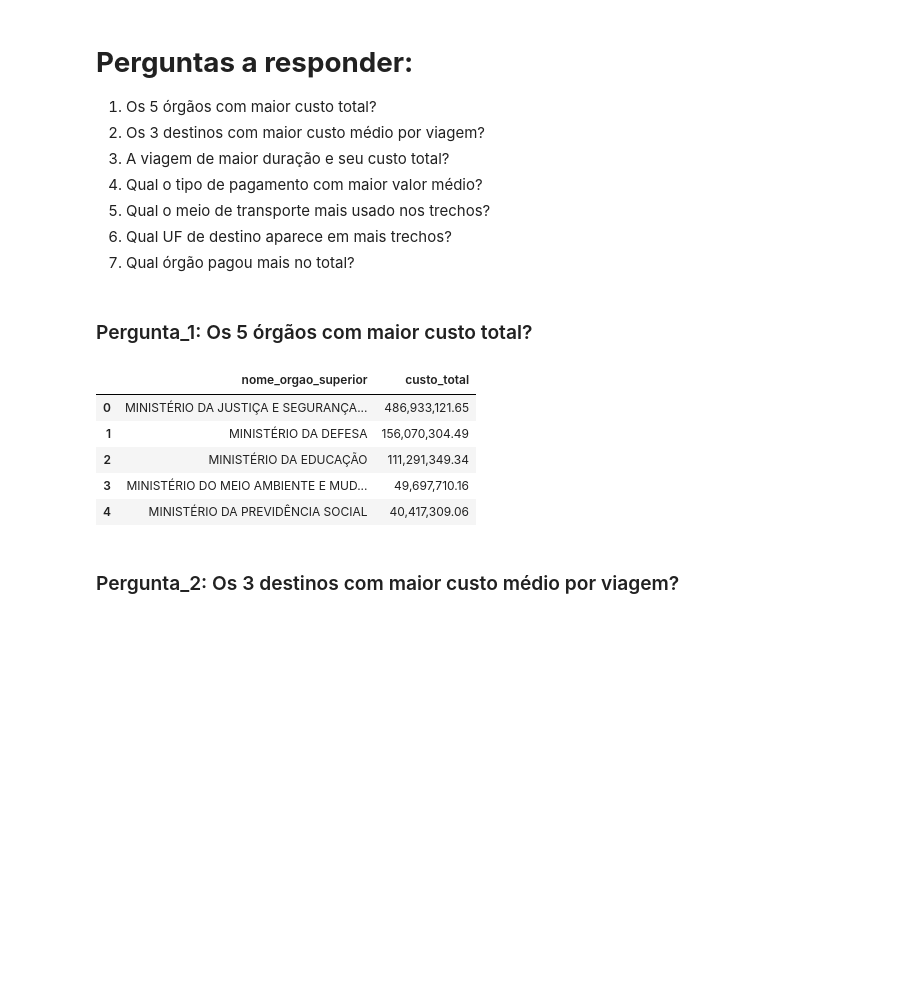
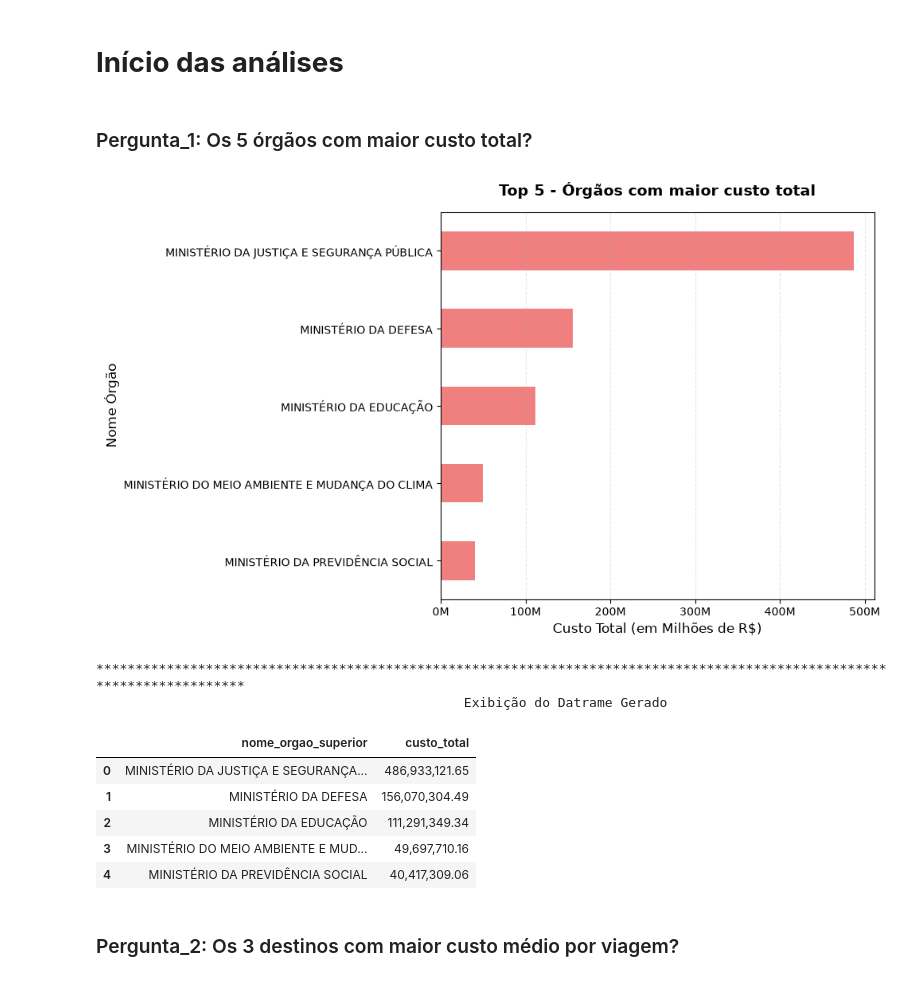
Before and after one commit to hicarocalliari/Projeto_final_SCTEC, a Jupyter notebook: notebooks/analise.ipynb, the cells around one changed output. Cells and saved outputs as stored; diff of their text form; code cells hidden in the pictures; blank space fills up the shorter version.

```diff
--- a/notebooks/analise.ipynb
+++ b/notebooks/analise.ipynb
@@ -55,22 +72,42 @@ def analisar(pergunta):
             conexao.close()
 
     return df
-# %% [markdown]
-# **Perguntas a responder:**
-
-1. Os 5 órgãos com maior custo total?
-2. Os 3 destinos com maior custo médio por viagem?
-3. A viagem de maior duração e seu custo total?
-4. Qual o tipo de pagamento com maior valor médio?
-5. Qual o meio de transporte mais usado nos trechos?
-6. Qual UF de destino aparece em mais trechos?
-7. Qual órgão pagou mais no total?
+# %% [markdown]
+# **Início das análises**
 # %% [markdown]
 ### Pergunta_1: Os 5 órgãos com maior custo total?
 # %%
 df = analisar(1)
-df
+
+df["custo_total"] = df["custo_total"].astype(str).str.replace(",", "")
+df["custo_total"] = pd.to_numeric(df["custo_total"])
+df = df.sort_values(by="custo_total", ascending=True)
+fig, ax = plt.subplots(figsize=(10, 6))
+df.plot.barh(
+    x="nome_orgao_superior", y="custo_total", ax=ax, color="lightcoral", legend=False
+)
+
+def milhões_formatter(x, pos):
+    return f"{x*1e-6:.0f}M"
+
+ax.xaxis.set_major_formatter(ticker.FuncFormatter(milhões_formatter))
+ax.set_title(
+    "Top 5 - Órgãos com maior custo total", fontsize=14, fontweight="bold", pad=15
+)
+ax.set_xlabel("Custo Total (em Milhões de R$)", fontsize=12)
+ax.set_ylabel("Nome Órgão", fontsize=12)
+ax.grid(axis="x", linestyle="--", alpha=0.3)
+
+plt.tight_layout()
+plt.show()
+
+print("".center(120, "*"))
+print("Exibição do Datrame Gerado".center(120), "")
+df.sort_values(by="custo_total", ascending=False).head()
 # %% [output]
+[figure, added]
+************************************************************************************************************************
+                                               Exibição do Datrame Gerado
 |  | nome_orgao_superior | custo_total |
 | 0 | MINISTÉRIO DA JUSTIÇA E SEGURANÇA... | 486,933,121.65 |
 | 1 | MINISTÉRIO DA DEFESA | 156,070,304.49 |
```
Also changed, not shown: parts of 8 cells of this notebook, 2 other files.
